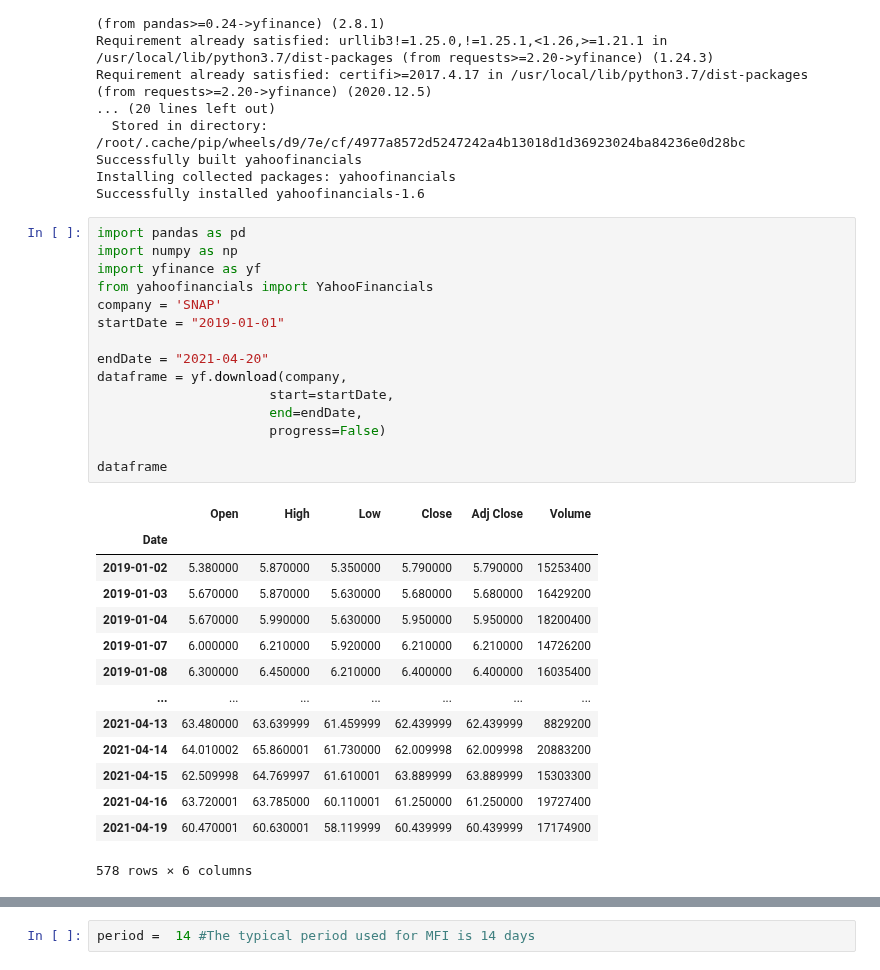
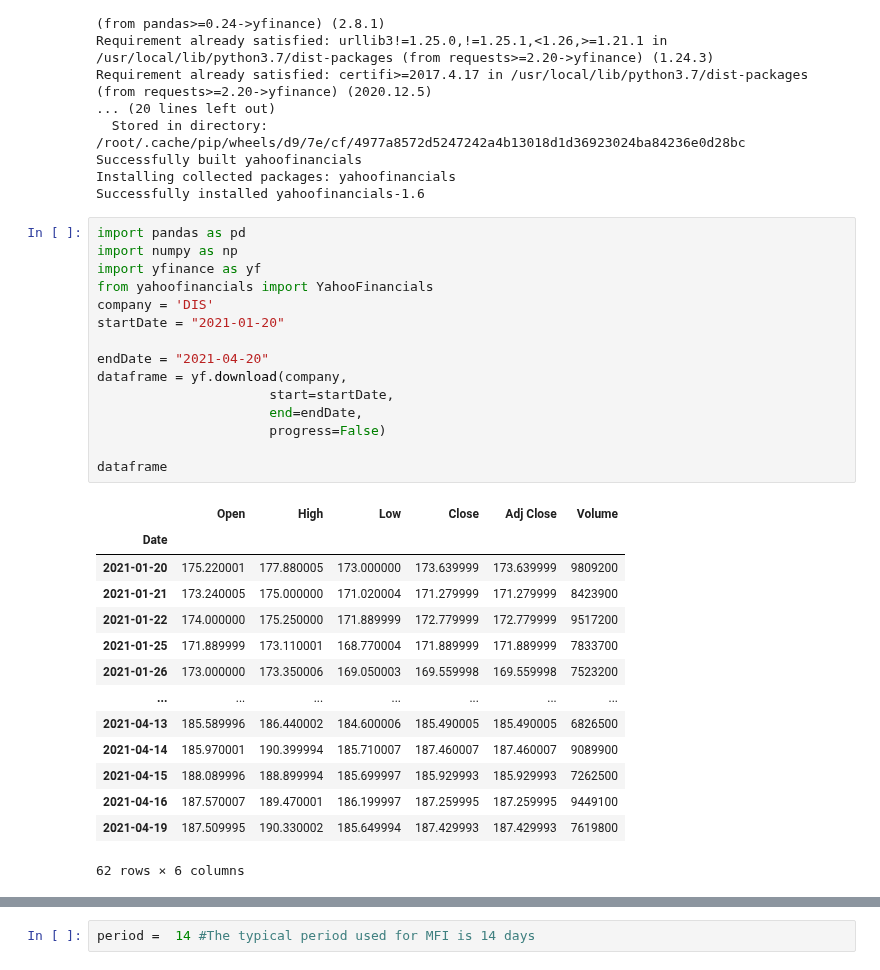
Before and after one commit to xanasa14/Finances, a Jupyter notebook: BuySell.ipynb, the cells around one changed output, grey strips where cells are left out. Saved outputs shown, nothing was run; the diff lists cells and outputs as text.

```diff
--- a/BuySell.ipynb
+++ b/BuySell.ipynb
@@ -267,33 +267,33 @@ Successfully installed yahoofinancials-1.6
 # %%
 import pandas as pd
 import numpy as np
 import yfinance as yf
 from yahoofinancials import YahooFinancials
-company = 'SNAP'
-startDate = "2019-01-01"
+company = 'DIS'
+startDate = "2021-01-20"
 
 endDate = "2021-04-20"
 dataframe = yf.download(company,
                       start=startDate,
                       end=endDate,
                       progress=False)
 
 dataframe
 # %% [output]
 |  | Open | High | Low | Close | Adj Close | Volume |
 | Date |  |  |  |  |  |  |
-| 2019-01-02 | 5.380000 | 5.870000 | 5.350000 | 5.790000 | 5.790000 | 15253400 |
-| 2019-01-03 | 5.670000 | 5.870000 | 5.630000 | 5.680000 | 5.680000 | 16429200 |
-| 2019-01-04 | 5.670000 | 5.990000 | 5.630000 | 5.950000 | 5.950000 | 18200400 |
-| 2019-01-07 | 6.000000 | 6.210000 | 5.920000 | 6.210000 | 6.210000 | 14726200 |
-| 2019-01-08 | 6.300000 | 6.450000 | 6.210000 | 6.400000 | 6.400000 | 16035400 |
+| 2021-01-20 | 175.220001 | 177.880005 | 173.000000 | 173.639999 | 173.639999 | 9809200 |
+| 2021-01-21 | 173.240005 | 175.000000 | 171.020004 | 171.279999 | 171.279999 | 8423900 |
+| 2021-01-22 | 174.000000 | 175.250000 | 171.889999 | 172.779999 | 172.779999 | 9517200 |
+| 2021-01-25 | 171.889999 | 173.110001 | 168.770004 | 171.889999 | 171.889999 | 7833700 |
+| 2021-01-26 | 173.000000 | 173.350006 | 169.050003 | 169.559998 | 169.559998 | 7523200 |
 | ... | ... | ... | ... | ... | ... | ... |
-| 2021-04-13 | 63.480000 | 63.639999 | 61.459999 | 62.439999 | 62.439999 | 8829200 |
-| 2021-04-14 | 64.010002 | 65.860001 | 61.730000 | 62.009998 | 62.009998 | 20883200 |
-| 2021-04-15 | 62.509998 | 64.769997 | 61.610001 | 63.889999 | 63.889999 | 15303300 |
-| 2021-04-16 | 63.720001 | 63.785000 | 60.110001 | 61.250000 | 61.250000 | 19727400 |
-| 2021-04-19 | 60.470001 | 60.630001 | 58.119999 | 60.439999 | 60.439999 | 17174900 |
+| 2021-04-13 | 185.589996 | 186.440002 | 184.600006 | 185.490005 | 185.490005 | 6826500 |
+| 2021-04-14 | 185.970001 | 190.399994 | 185.710007 | 187.460007 | 187.460007 | 9089900 |
+| 2021-04-15 | 188.089996 | 188.899994 | 185.699997 | 185.929993 | 185.929993 | 7262500 |
+| 2021-04-16 | 187.570007 | 189.470001 | 186.199997 | 187.259995 | 187.259995 | 9449100 |
+| 2021-04-19 | 187.509995 | 190.330002 | 185.649994 | 187.429993 | 187.429993 | 7619800 |
-578 rows × 6 columns
+62 rows × 6 columns
 # %%
 #Visually Show The Stock Price
 #Create and plot the graph
```
Also changed, not shown: parts of 5 cells of this notebook.
